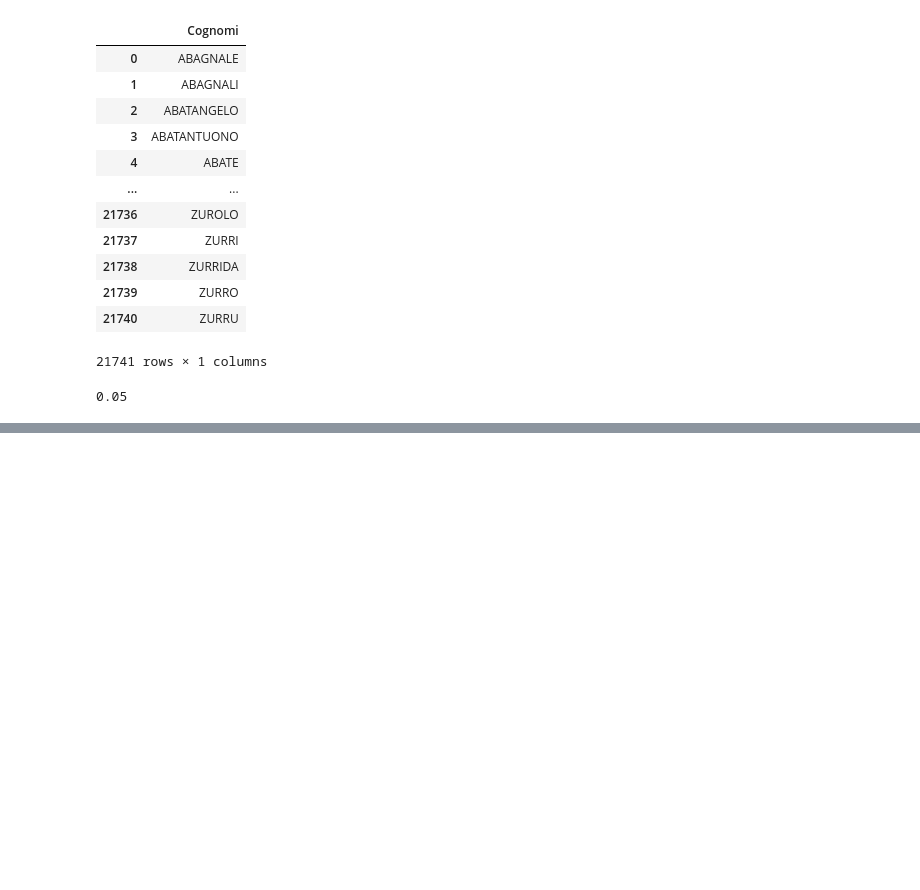
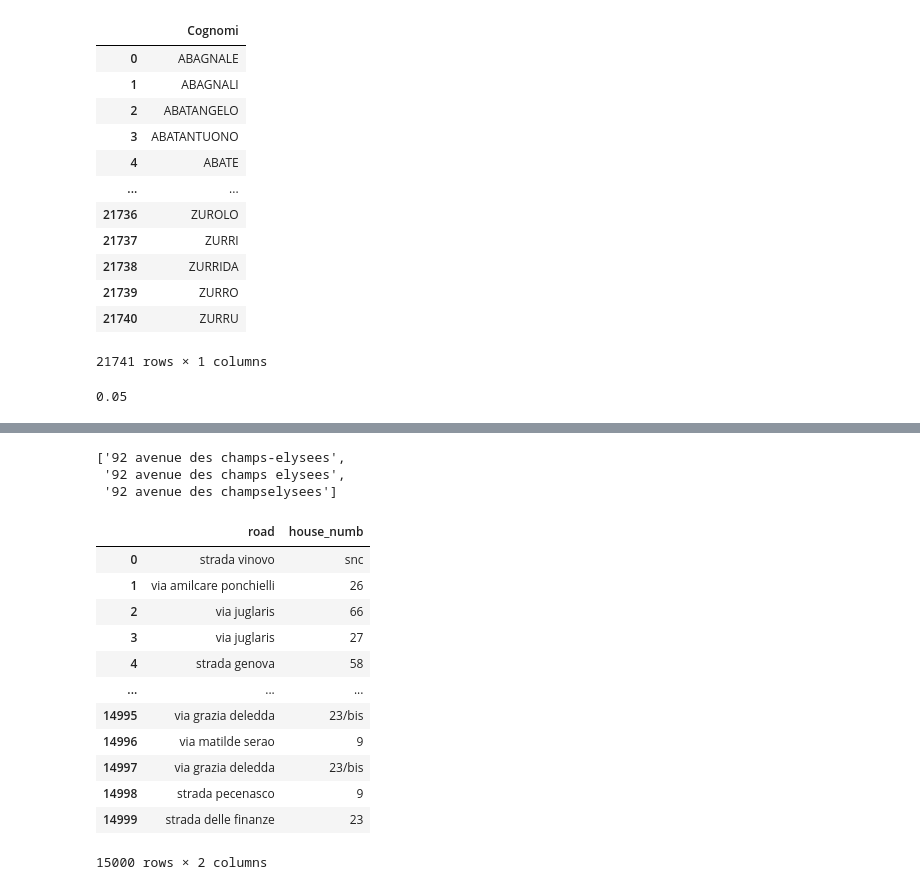
Before and after one commit to sergiorolnic/anonim, a Jupyter notebook: Spacy.ipynb, the cells around one changed output, grey strips where cells are left out. Saved outputs shown, nothing was run; the diff lists cells and outputs as text; code cells hidden in the pictures; blank space fills up the shorter version.

```diff
--- a/Spacy.ipynb
+++ b/Spacy.ipynb
@@ -573,11 +570 @@ sdddDANNA
 6
-# %%
-#cognomi["Cognomi"]
-#df[:100]["cognome"]
-#df[:100].shape[0]/20
-count = 0
-for col,value in df[:100].iteritems():
-# %%
-data = df[0:1000]
-for index, row in data.iterrows():
-  for x, value in row.iteritems():
@@ -583,0 +573,15 @@ for index, row in data.iterrows():
+# %%
+counter = {}
+findCol = False;
+for col, x in df.iteritems():
+  counter[col] = 0
+  for value in x:
+
+    if len(cognomi[cognomi["Cognomi"]==value])>= 1:
+       counter[col] += 1
+       print(col +" "+ str(counter[col]))
+       #findCol = True;
+      # break
+ # if findCol:
+    #break
+counter
@@ -583,0 +699,33 @@ for index, row in data.iterrows():
+# %%
+from postal.expand import expand_address
+expand_address('Quatre vingt douze Ave des Champs-Élysées')
+# %% [output]
+['92 avenue des champs-elysees',
+ '92 avenue des champs elysees',
+ '92 avenue des champselysees']
+# %%
+from postal.parser import parse_address
+road = []
+house_numb = []
+for x in df.indirizzo:
+  road.append(parse_address(str(x))[0][0])
+  house_numb.append(parse_address(str(x))[1][0])
+# %%
+dic = {}
+dic["road"] = road
+dic["house_numb"] = house_numb
+pd.DataFrame(dic, columns=["road", "house_numb"])
+# %% [output]
+|  | road | house_numb |
+| 0 | strada vinovo | snc |
+| 1 | via amilcare ponchielli | 26 |
+| 2 | via juglaris | 66 |
+| 3 | via juglaris | 27 |
+| 4 | strada genova | 58 |
+| ... | ... | ... |
+| 14995 | via grazia deledda | 23/bis |
+| 14996 | via matilde serao | 9 |
+| 14997 | via grazia deledda | 23/bis |
+| 14998 | strada pecenasco | 9 |
+| 14999 | strada delle finanze | 23 |
+15000 rows × 2 columns
```
Also changed, not shown: parts of 30 cells of this notebook.
